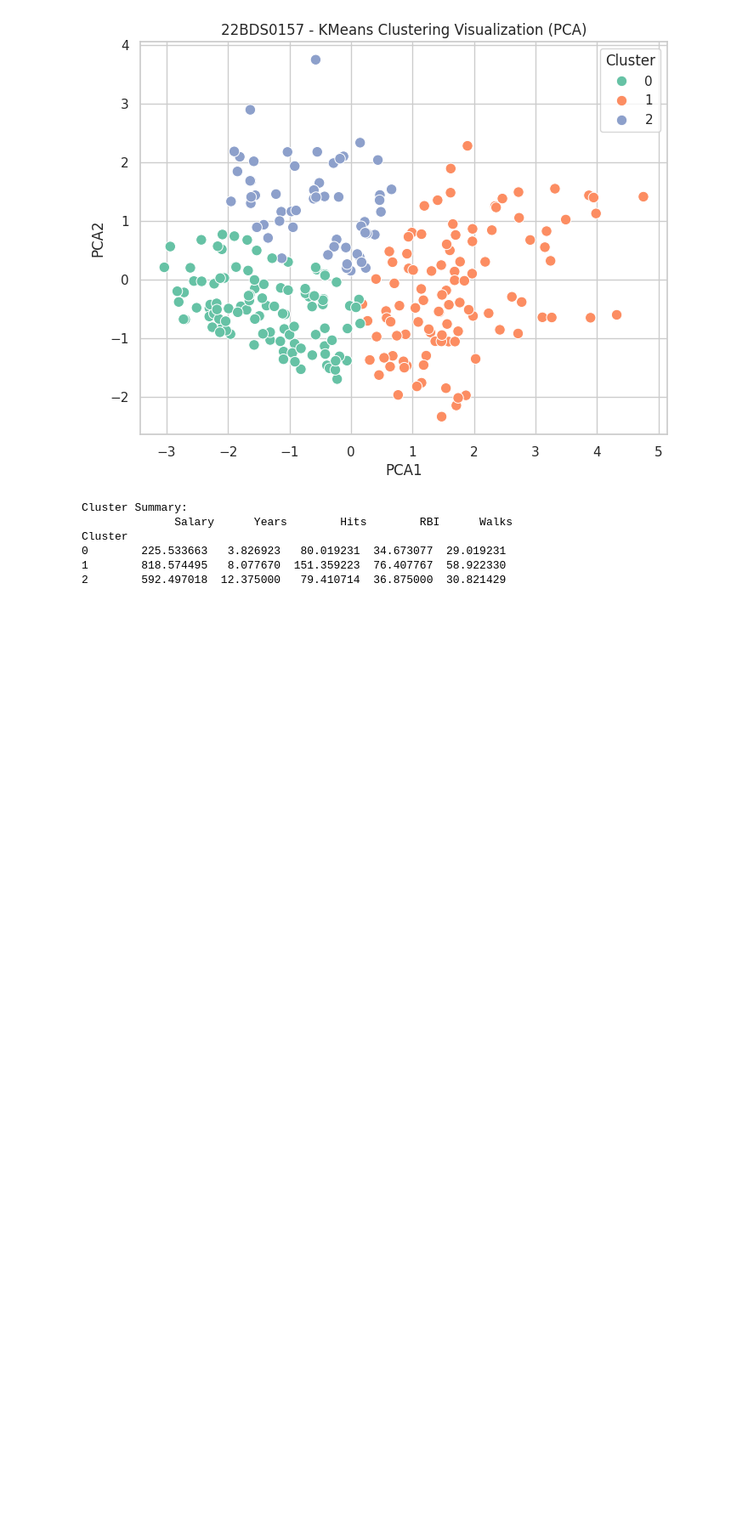
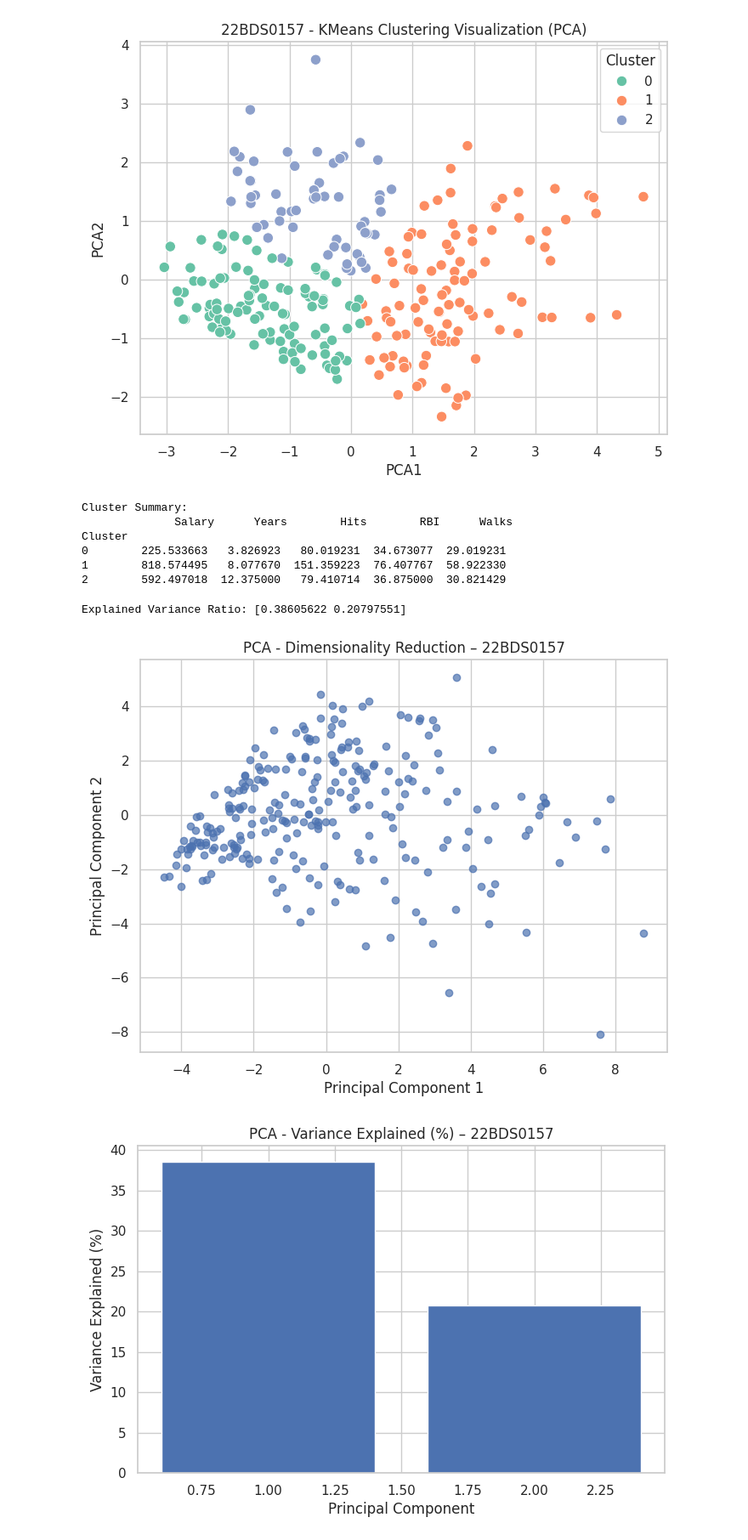
Before and after one commit to utkarshzy/EDA_project_22BDS0157, a Jupyter notebook: 22BDS0157.ipynb, the cells around one changed output. Shown at 85% size. Cells and saved outputs as stored; diff of their text form; code cells hidden in the pictures; blank space fills up the shorter version.

```diff
--- a/22BDS0157.ipynb
+++ b/22BDS0157.ipynb
@@ -571,0 +580,29 @@ Cluster
+# %%
+# Data Cleaning
+le = LabelEncoder()
+for col in ['League', 'Division', 'NewLeague']:
+    df[col] = le.fit_transform(df[col])
+num_data = df.select_dtypes(include=[np.number])
+# %%
+# Principal Component Analysis (PCA)
+scaler = StandardScaler()
+scaled_data = scaler.fit_transform(num_data)
+pca = PCA(n_components=2)
+pca_result = pca.fit_transform(scaled_data)
+print("Explained Variance Ratio:", pca.explained_variance_ratio_)
+plt.figure(figsize=(8,6))
+plt.scatter(pca_result[:,0], pca_result[:,1], alpha=0.7)
+plt.title("PCA - Dimensionality Reduction – 22BDS0157")
+plt.xlabel("Principal Component 1")
+plt.ylabel("Principal Component 2")
+plt.show()
+plt.figure(figsize=(8,5))
+plt.bar(range(1, len(pca.explained_variance_ratio_)+1), pca.explained_variance_ratio_*100)
+plt.title("PCA - Variance Explained (%) – 22BDS0157")
+plt.xlabel("Principal Component")
+plt.ylabel("Variance Explained (%)")
+plt.show()
+# %% [output]
+Explained Variance Ratio: [0.38605622 0.20797551]
+[figure, added]
+[figure, added]
```
Also changed, not shown: parts of 5 cells of this notebook.
